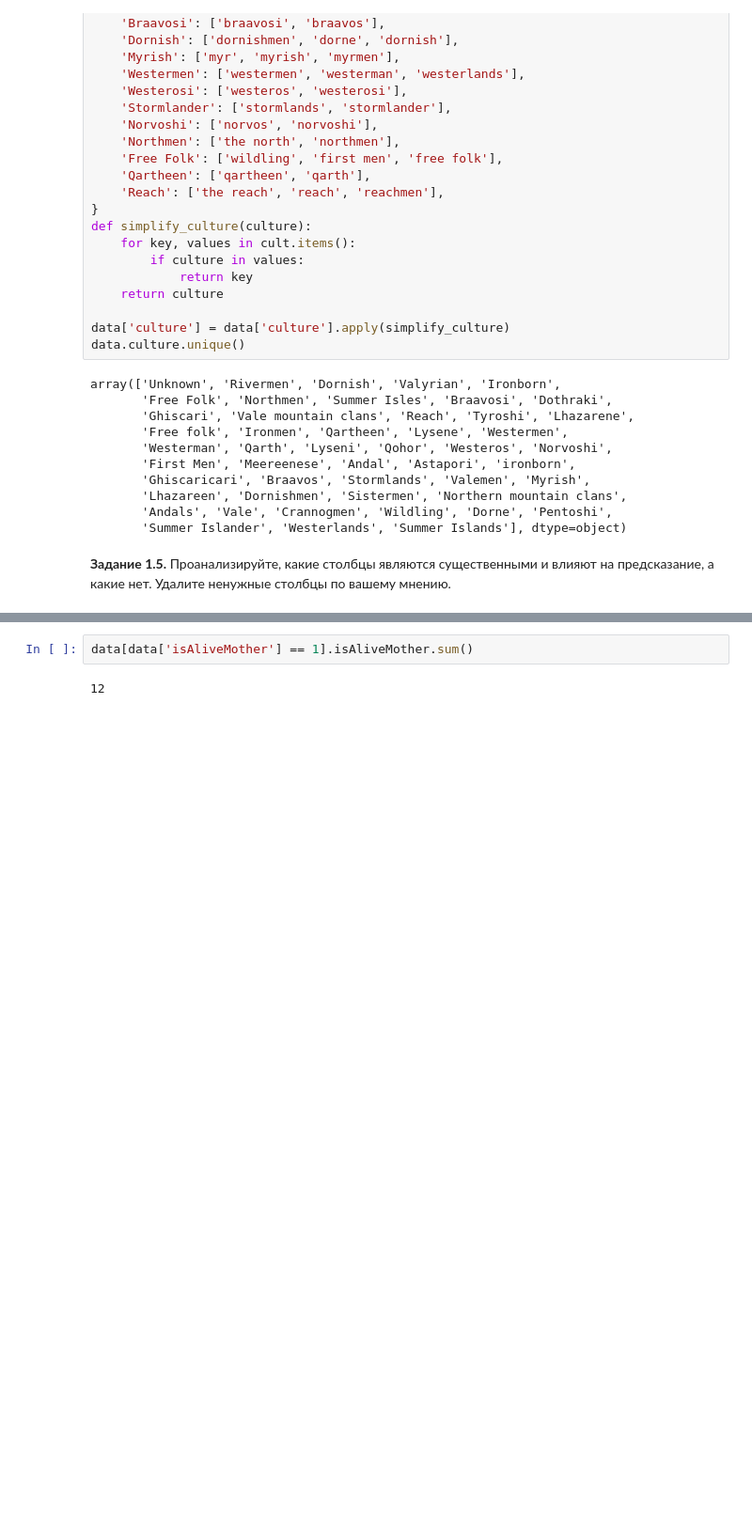
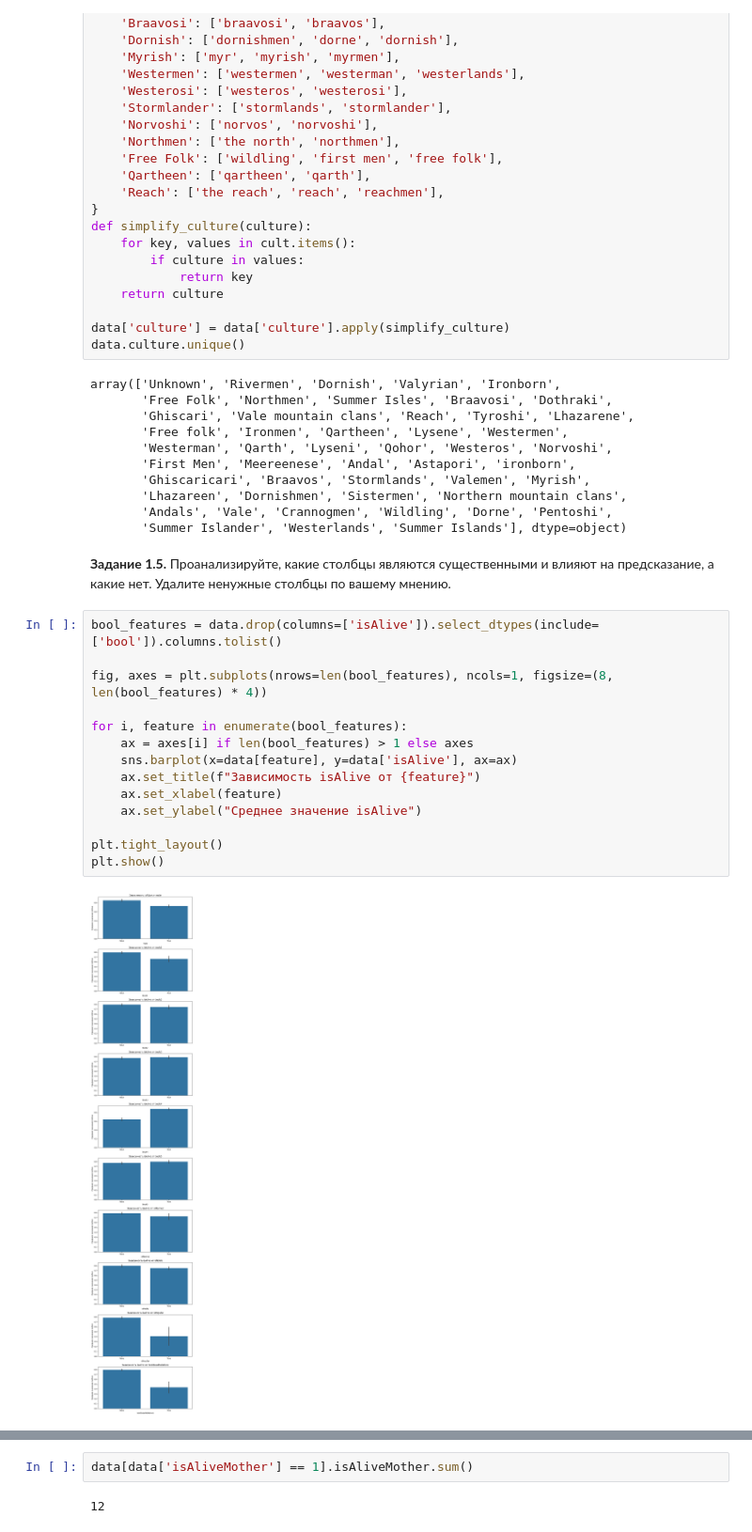
Before and after one commit to TastyButSadly/Notebooks, a Jupyter notebook: week_01_ml_intro/Homework/hw_1_game_of_thrones.ipynb, the cells around one changed output, grey strips where cells are left out. Shown at 94% size. Saved outputs shown, nothing was run; the diff lists cells and outputs as text; blank space fills up the shorter version.

```diff
--- a/week_01_ml_intro/Homework/hw_1_game_of_thrones.ipynb
+++ b/week_01_ml_intro/Homework/hw_1_game_of_thrones.ipynb
@@ -256,3 +265,19 @@ array(['Unknown', 'Rivermen', 'Dornish', 'Valyrian', 'Ironborn',
        'Summer Islander', 'Westerlands', 'Summer Islands'], dtype=object)
 # %% [markdown]
 **Задание 1.5.** Проанализируйте, какие столбцы являются существенными и влияют на предсказание, а какие нет. Удалите ненужные столбцы по вашему мнению.
+# %%
+bool_features = data.drop(columns=['isAlive']).select_dtypes(include=['bool']).columns.tolist()
+
+fig, axes = plt.subplots(nrows=len(bool_features), ncols=1, figsize=(8, len(bool_features) * 4))
+
+for i, feature in enumerate(bool_features):
+    ax = axes[i] if len(bool_features) > 1 else axes
+    sns.barplot(x=data[feature], y=data['isAlive'], ax=ax)
+    ax.set_title(f"Зависимость isAlive от {feature}")
+    ax.set_xlabel(feature)
+    ax.set_ylabel("Среднее значение isAlive")
+
+plt.tight_layout()
+plt.show()
+# %% [output]
+[figure, added]
```
Also changed, not shown: parts of 31 cells of this notebook.
